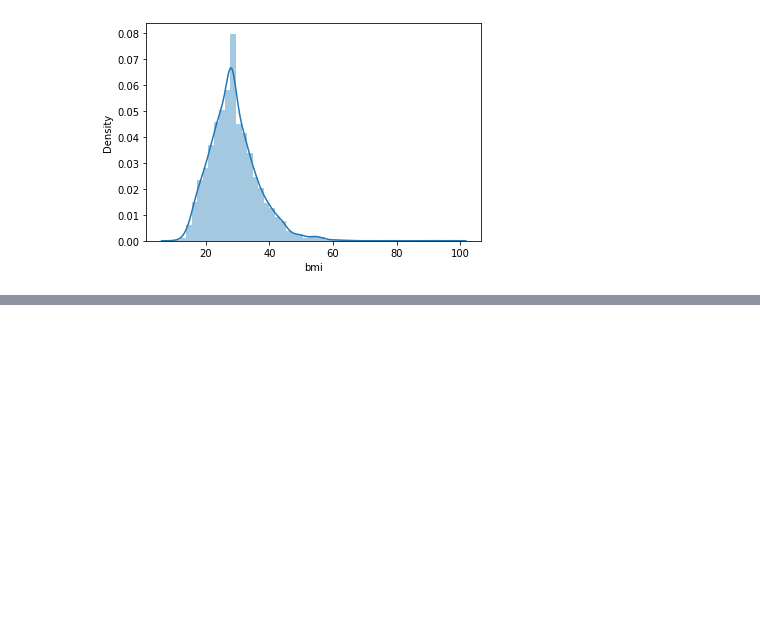
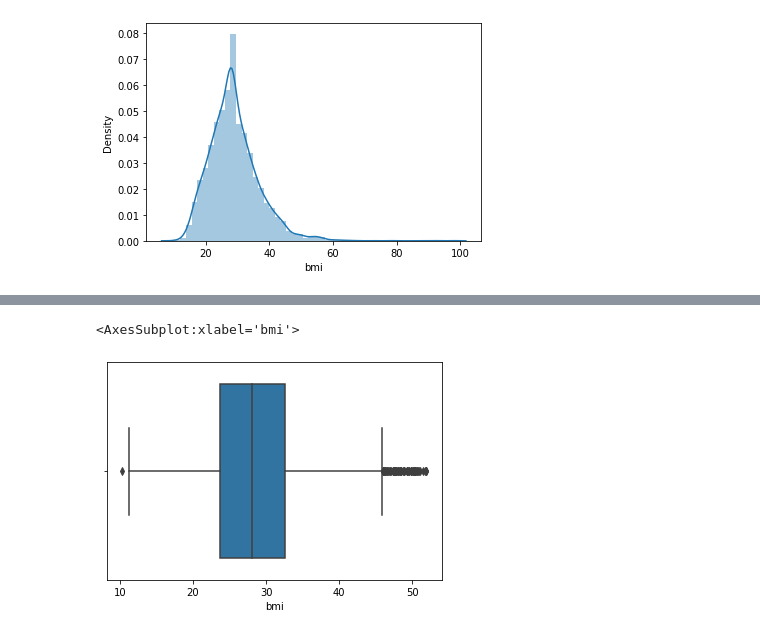
Before and after one commit to Esha-Gupta-DAX/Training, a Jupyter notebook: DAX-DS-Assignment-2022-Esha_Gupta/Data_Analytics/Data_Analytics.ipynb, the cells around one changed output, grey strips where cells are left out. Cells and saved outputs as stored; diff of their text form; code cells hidden in the pictures; blank space fills up the shorter version.

```diff
--- a/DAX-DS-Assignment-2022-Esha_Gupta/Data_Analytics/Data_Analytics.ipynb
+++ b/DAX-DS-Assignment-2022-Esha_Gupta/Data_Analytics/Data_Analytics.ipynb
@@ -166,0 +226,8 @@ sns.distplot(df.bmi)
+# %%
+for i in bmi_outliers:
+    df.drop(df.index[df['bmi'] == i],inplace=True)
+# %%
+sns.boxplot(df.bmi)
+# %% [output]
+<AxesSubplot:xlabel='bmi'>
+[figure, added]
```
Also changed, not shown: parts of 15 cells of this notebook, 1 other file.
